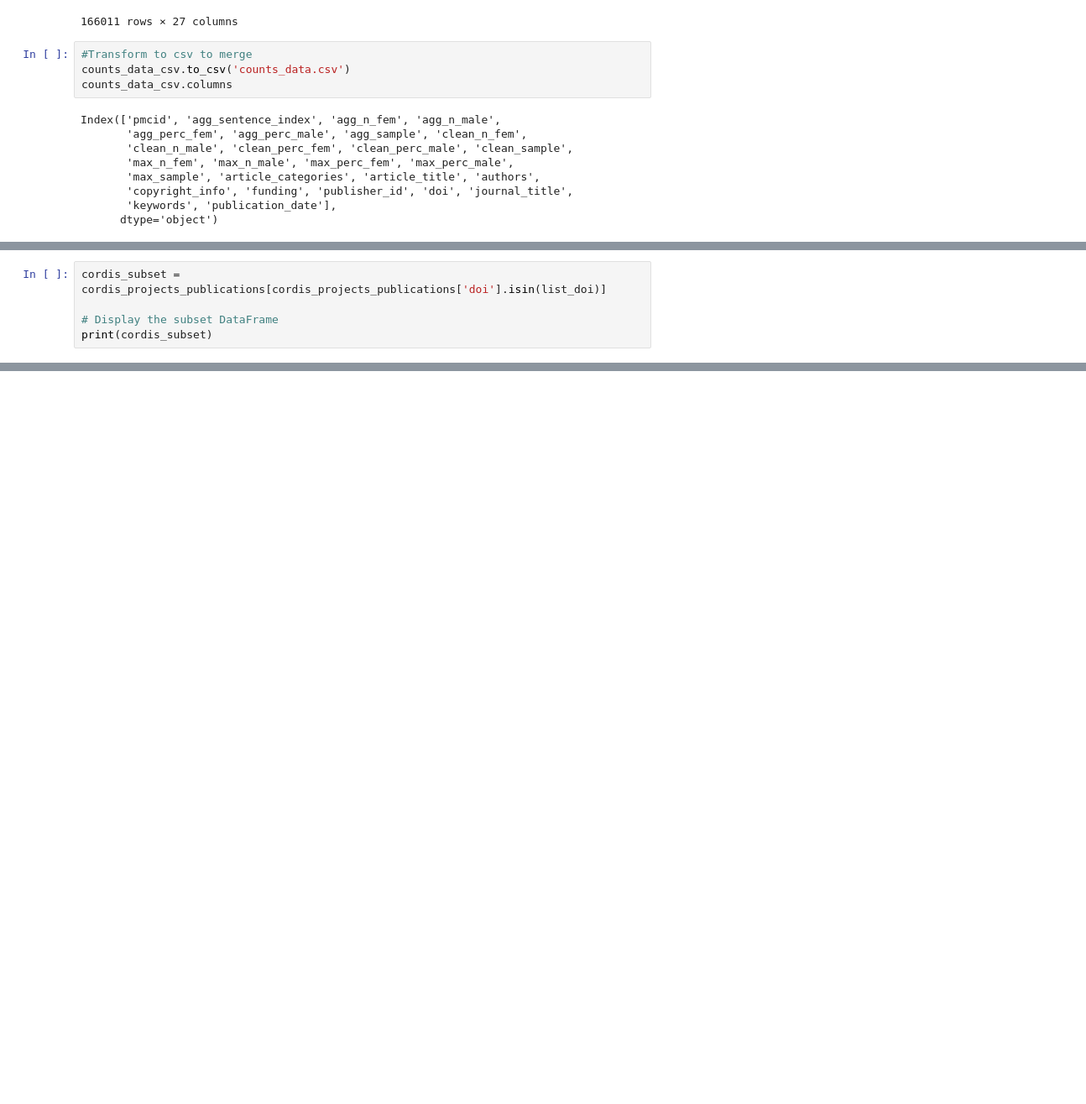
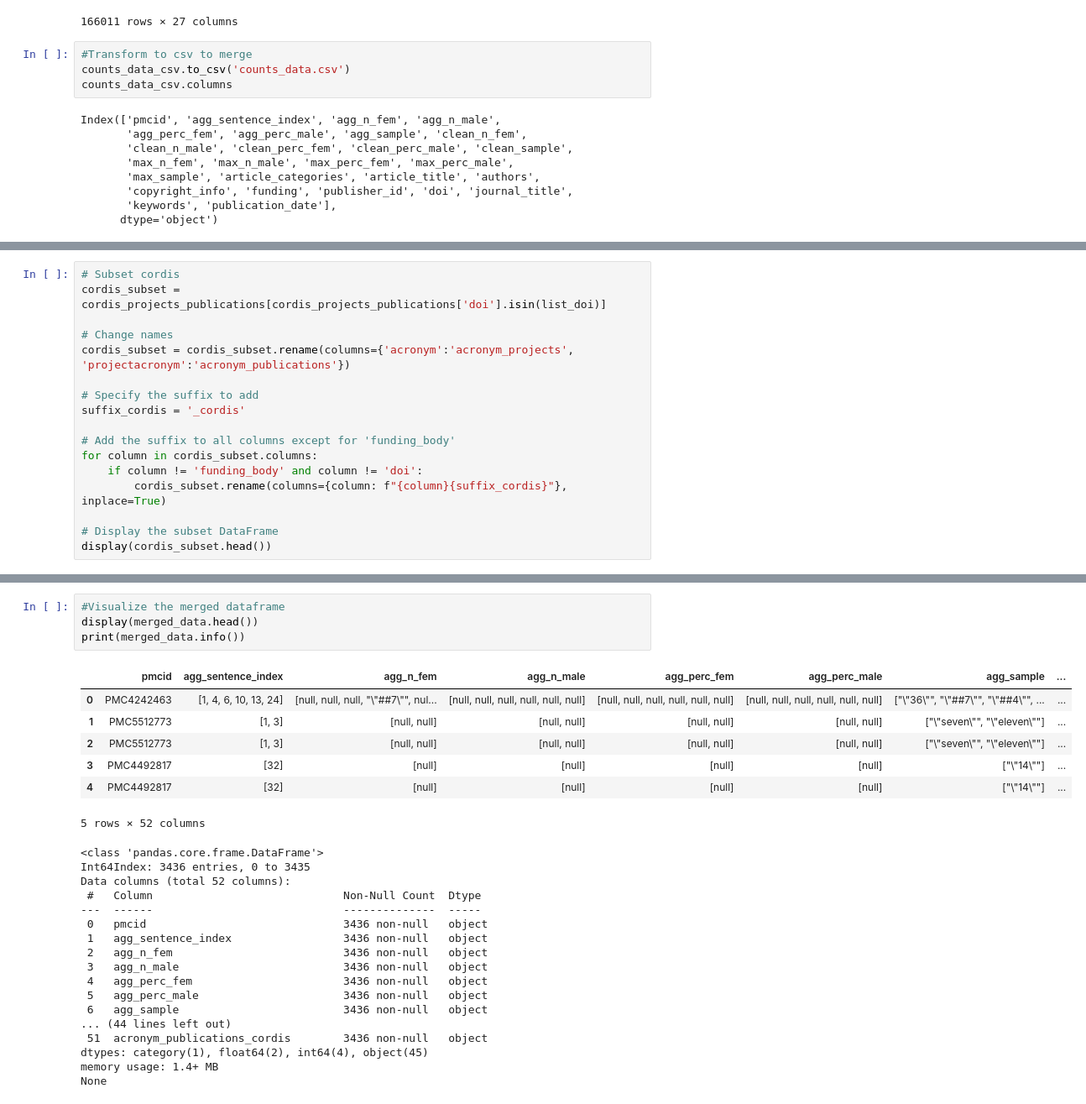
Before and after one commit to bsc-life/biohackathon_germany_2023, a Jupyter notebook: WG2/cordis_data.ipynb, the cells around one changed output, grey strips where cells are left out. Shown: that part at 84% size. Drawn from its saved outputs; the diff is of its cells as text; blank space fills up the shorter version.

```diff
--- a/WG2/cordis_data.ipynb
+++ b/WG2/cordis_data.ipynb
@@ -599,6 +286,18 @@ list_doi
 # %%
+# Subset cordis
 cordis_subset = cordis_projects_publications[cordis_projects_publications['doi'].isin(list_doi)]
 
+# Change names
+cordis_subset = cordis_subset.rename(columns={'acronym':'acronym_projects', 'projectacronym':'acronym_publications'})
+
+# Specify the suffix to add
+suffix_cordis = '_cordis'
+
+# Add the suffix to all columns except for 'funding_body'
+for column in cordis_subset.columns:
+    if column != 'funding_body' and column != 'doi':
+        cordis_subset.rename(columns={column: f"{column}{suffix_cordis}"}, inplace=True)
+
 # Display the subset DataFrame
-print(cordis_subset)
+display(cordis_subset.head())
 # %% [output]
@@ -639 +350,30 @@ merged_data
+# %%
+#Visualize the merged dataframe
+display(merged_data.head())
+print(merged_data.info())
+# %% [output]
+|  | pmcid | agg_sentence_index | agg_n_fem | agg_n_male | agg_perc_fem | agg_perc_male | agg_sample | ... |
+| 0 | PMC4242463 | [1, 4, 6, 10, 13, 24] | [null, null, null, "\"##7\"", nul... | [null, null, null, null, null, null] | [null, null, null, null, null, null] | [null, null, null, null, null, null] | ["\"36\"", "\"##7\"", "\"##4\"", ... | ... |
+| 1 | PMC5512773 | [1, 3] | [null, null] | [null, null] | [null, null] | [null, null] | ["\"seven\"", "\"eleven\""] | ... |
+| 2 | PMC5512773 | [1, 3] | [null, null] | [null, null] | [null, null] | [null, null] | ["\"seven\"", "\"eleven\""] | ... |
+| 3 | PMC4492817 | [32] | [null] | [null] | [null] | [null] | ["\"14\""] | ... |
+| 4 | PMC4492817 | [32] | [null] | [null] | [null] | [null] | ["\"14\""] | ... |
+5 rows × 52 columns
+<class 'pandas.core.frame.DataFrame'>
+Int64Index: 3436 entries, 0 to 3435
+Data columns (total 52 columns):
+ #   Column                             Non-Null Count  Dtype
+---  ------                             --------------  -----
+ 0   pmcid                              3436 non-null   object
+ 1   agg_sentence_index                 3436 non-null   object
+ 2   agg_n_fem                          3436 non-null   object
+ 3   agg_n_male                         3436 non-null   object
+ 4   agg_perc_fem                       3436 non-null   object
+ 5   agg_perc_male                      3436 non-null   object
+ 6   agg_sample                         3436 non-null   object
+... (44 lines left out)
+ 51  acronym_publications_cordis        3436 non-null   object
+dtypes: category(1), float64(2), int64(4), object(45)
+memory usage: 1.4+ MB
+None
 # %%
```
Also changed, not shown: parts of 47 cells of this notebook.
